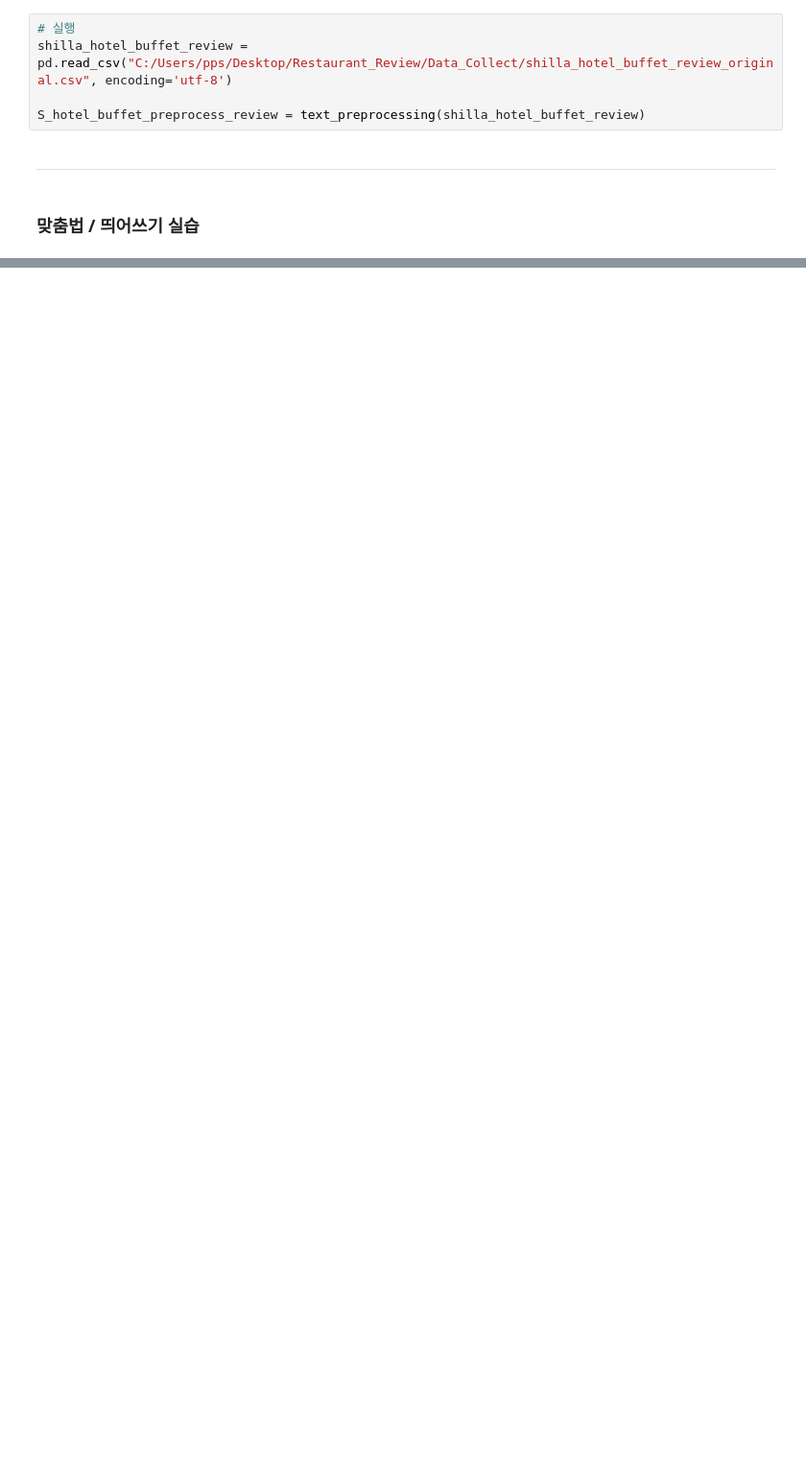
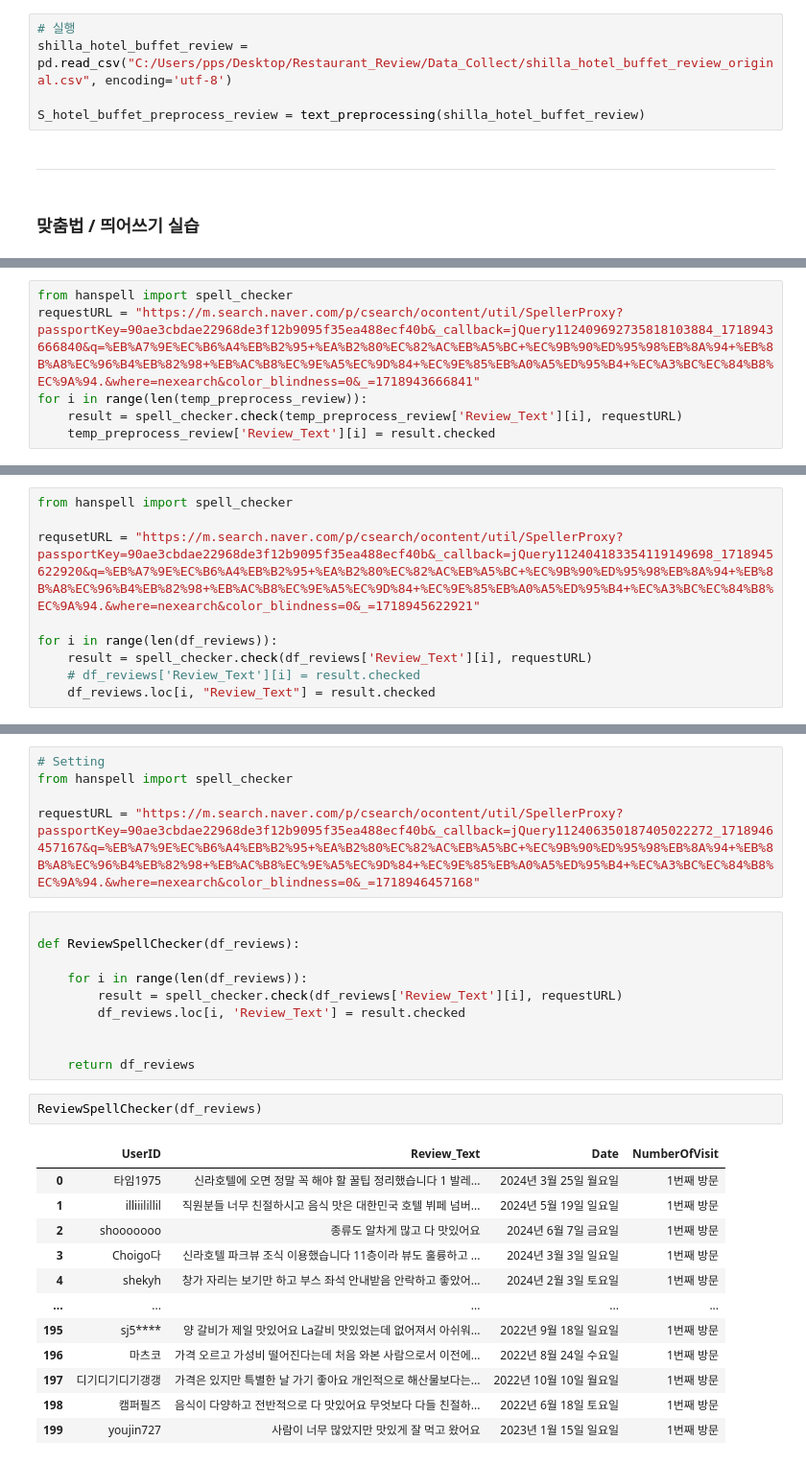
Before and after one commit to baedori99/Restaurant_Review, a Jupyter notebook: Data_Preprocessing/data_preprocess.ipynb, the cells around one changed output, grey strips where cells are left out. Shown at 96% size. Cells and saved outputs as stored; diff of their text form; blank space fills up the shorter version.

Commit message:
24-06-21 Finish part 2,3 spellcheck and spacing

```diff
--- a/Data_Preprocessing/data_preprocess.ipynb
+++ b/Data_Preprocessing/data_preprocess.ipynb
@@ -316,0 +439,6 @@ KeyError: 'result'
+# %%
+from hanspell import spell_checker
+requestURL = "https://m.search.naver.com/p/csearch/ocontent/util/SpellerProxy?passportKey=90ae3cbdae22968de3f12b9095f35ea488ecf40b&_callback=jQuery112409692735818103884_1718943666840&q=%EB%A7%9E%EC%B6%A4%EB%B2%95+%EA%B2%80%EC%82%AC%EB%A5%BC+%EC%9B%90%ED%95%98%EB%8A%94+%EB%8B%A8%EC%96%B4%EB%82%98+%EB%AC%B8%EC%9E%A5%EC%9D%84+%EC%9E%85%EB%A0%A5%ED%95%B4+%EC%A3%BC%EC%84%B8%EC%9A%94.&where=nexearch&color_blindness=0&_=1718943666841"
+for i in range(len(temp_preprocess_review)):
+    result = spell_checker.check(temp_preprocess_review['Review_Text'][i], requestURL)
+    temp_preprocess_review['Review_Text'][i] = result.checked
@@ -316,0 +473,9 @@ KeyError: 'result'
+# %%
+from hanspell import spell_checker
+
+requsetURL = "https://m.search.naver.com/p/csearch/ocontent/util/SpellerProxy?passportKey=90ae3cbdae22968de3f12b9095f35ea488ecf40b&_callback=jQuery112404183354119149698_1718945622920&q=%EB%A7%9E%EC%B6%A4%EB%B2%95+%EA%B2%80%EC%82%AC%EB%A5%BC+%EC%9B%90%ED%95%98%EB%8A%94+%EB%8B%A8%EC%96%B4%EB%82%98+%EB%AC%B8%EC%9E%A5%EC%9D%84+%EC%9E%85%EB%A0%A5%ED%95%B4+%EC%A3%BC%EC%84%B8%EC%9A%94.&where=nexearch&color_blindness=0&_=1718945622921"
+
+for i in range(len(df_reviews)):
+    result = spell_checker.check(df_reviews['Review_Text'][i], requestURL)
+    # df_reviews['Review_Text'][i] = result.checked
+    df_reviews.loc[i, "Review_Text"] = result.checked
@@ -316,0 +488,30 @@ KeyError: 'result'
+# %%
+# Setting
+from hanspell import spell_checker
+
+requestURL = "https://m.search.naver.com/p/csearch/ocontent/util/SpellerProxy?passportKey=90ae3cbdae22968de3f12b9095f35ea488ecf40b&_callback=jQuery112406350187405022272_1718946457167&q=%EB%A7%9E%EC%B6%A4%EB%B2%95+%EA%B2%80%EC%82%AC%EB%A5%BC+%EC%9B%90%ED%95%98%EB%8A%94+%EB%8B%A8%EC%96%B4%EB%82%98+%EB%AC%B8%EC%9E%A5%EC%9D%84+%EC%9E%85%EB%A0%A5%ED%95%B4+%EC%A3%BC%EC%84%B8%EC%9A%94.&where=nexearch&color_blindness=0&_=1718946457168"
+# %%
+
+def ReviewSpellChecker(df_reviews):
+
+    for i in range(len(df_reviews)):
+        result = spell_checker.check(df_reviews['Review_Text'][i], requestURL)
+        df_reviews.loc[i, 'Review_Text'] = result.checked
+
+
+    return df_reviews
+# %%
+ReviewSpellChecker(df_reviews)
+# %% [output]
+|  | UserID | Review_Text | Date | NumberOfVisit |
+| 0 | 타임1975 | 신라호텔에 오면 정말 꼭 해야 할 꿀팁 정리했습니다 1 발레... | 2024년 3월 25일 월요일 | 1번째 방문 |
+| 1 | illiiilillil | 직원분들 너무 친절하시고 음식 맛은 대한민국 호텔 뷔페 넘버... | 2024년 5월 19일 일요일 | 1번째 방문 |
+| 2 | shooooooo | 종류도 알차게 많고 다 맛있어요 | 2024년 6월 7일 금요일 | 1번째 방문 |
+| 3 | Choigo다 | 신라호텔 파크뷰 조식 이용했습니다 11층이라 뷰도 훌륭하고 ... | 2024년 3월 3일 일요일 | 1번째 방문 |
+| 4 | shekyh | 창가 자리는 보기만 하고 부스 좌석 안내받음 안락하고 좋았어... | 2024년 2월 3일 토요일 | 1번째 방문 |
+| ... | ... | ... | ... | ... |
+| 195 | sj5**** | 양 갈비가 제일 맛있어요 La갈비 맛있었는데 없어져서 아쉬워... | 2022년 9월 18일 일요일 | 1번째 방문 |
+| 196 | 마츠코 | 가격 오르고 가성비 떨어진다는데 처음 와본 사람으로서 이전에... | 2022년 8월 24일 수요일 | 1번째 방문 |
+| 197 | 디기디기디기갱갱 | 가격은 있지만 특별한 날 가기 좋아요 개인적으로 해산물보다는... | 2022년 10월 10일 월요일 | 1번째 방문 |
+| 198 | 캠퍼필즈 | 음식이 다양하고 전반적으로 다 맛있어요 무엇보다 다들 친절하... | 2022년 6월 18일 토요일 | 1번째 방문 |
+| 199 | youjin727 | 사람이 너무 많았지만 맛있게 잘 먹고 왔어요 | 2023년 1월 15일 일요일 | 1번째 방문 |
```
Also changed, not shown: parts of 47 cells of this notebook, 5 other files.
